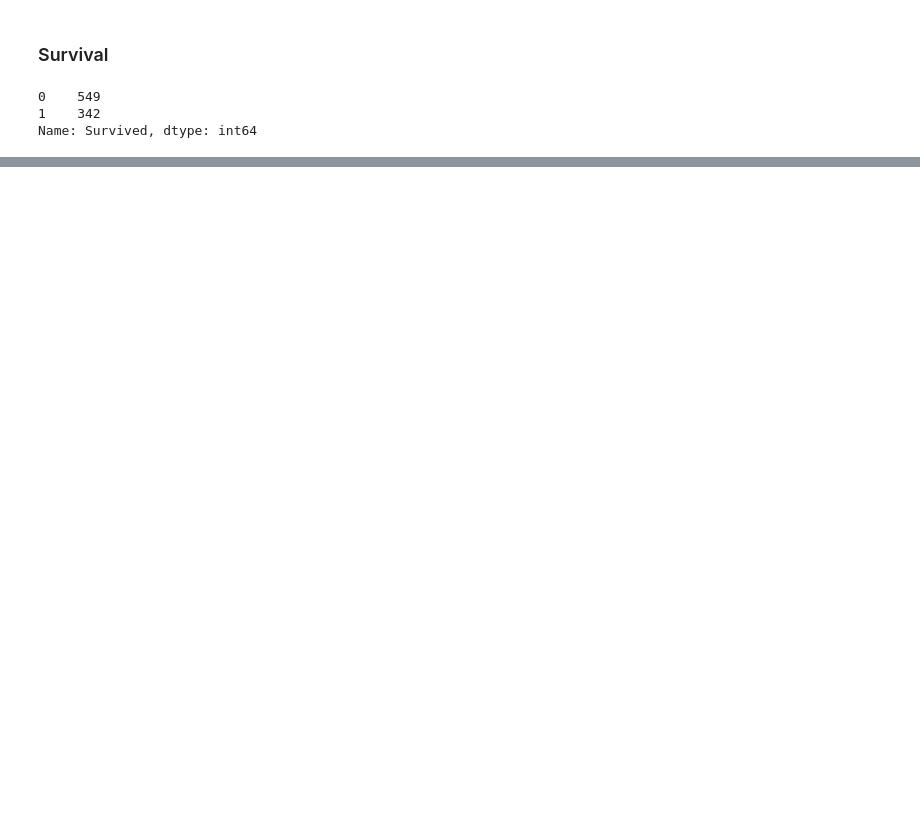
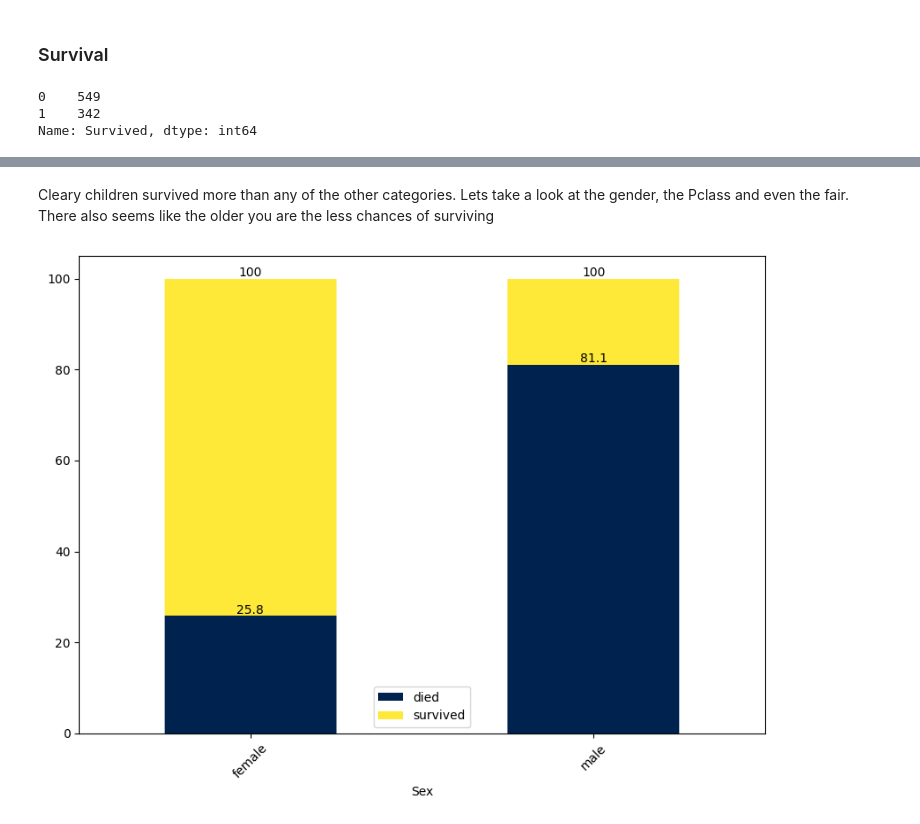
Before and after one commit to Jose-Sabater/titanicML_Kaggle, a Jupyter notebook: main.ipynb, the cells around one changed output, grey strips where cells are left out. Cells and saved outputs as stored; diff of their text form; code cells hidden in the pictures; blank space fills up the shorter version.

```diff
--- a/main.ipynb
+++ b/main.ipynb
@@ -209,0 +217,19 @@ plt.show()
+# %% [markdown]
+Cleary children survived more than any of the other categories. Lets take a look at the gender, the Pclass and even the fair. There also seems like the older you are the less chances of surviving
+# %%
+survival_gender = (
+    df.groupby("Sex")["Survived"]
+    .value_counts(normalize=True)
+    .unstack()
+    .mul(100)
+    .round(1)
+)
+fig, ax = plt.subplots()
+survival_gender.plot.bar(stacked=True, ax=ax, cmap="cividis")
+plt.legend(["died", "survived"])
+for containers in ax.containers:
+    plt.bar_label(containers)
+plt.xticks(rotation=45)
+plt.show()
+# %% [output]
+[figure, added]
```
Also changed, not shown: parts of 7 cells of this notebook.
